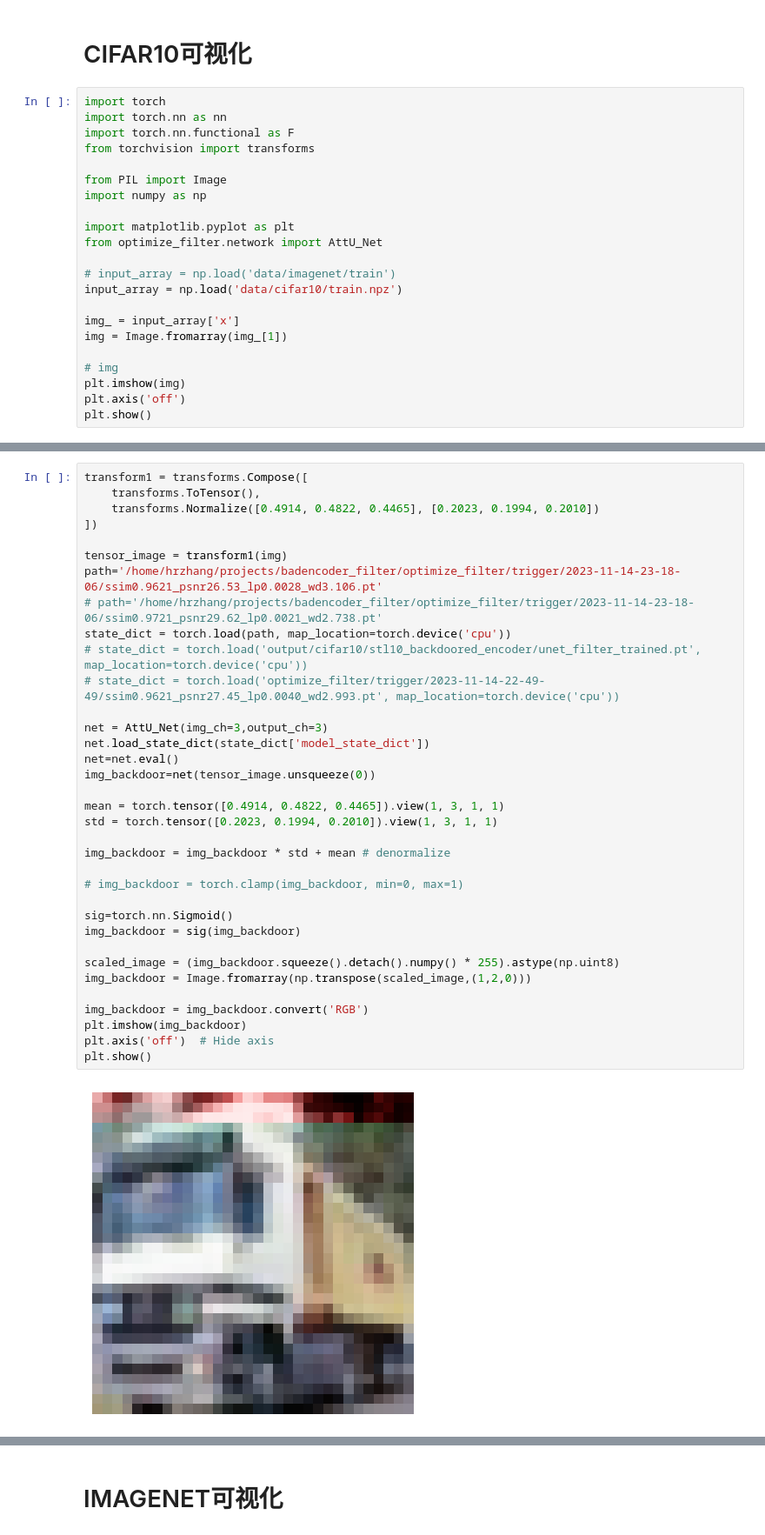
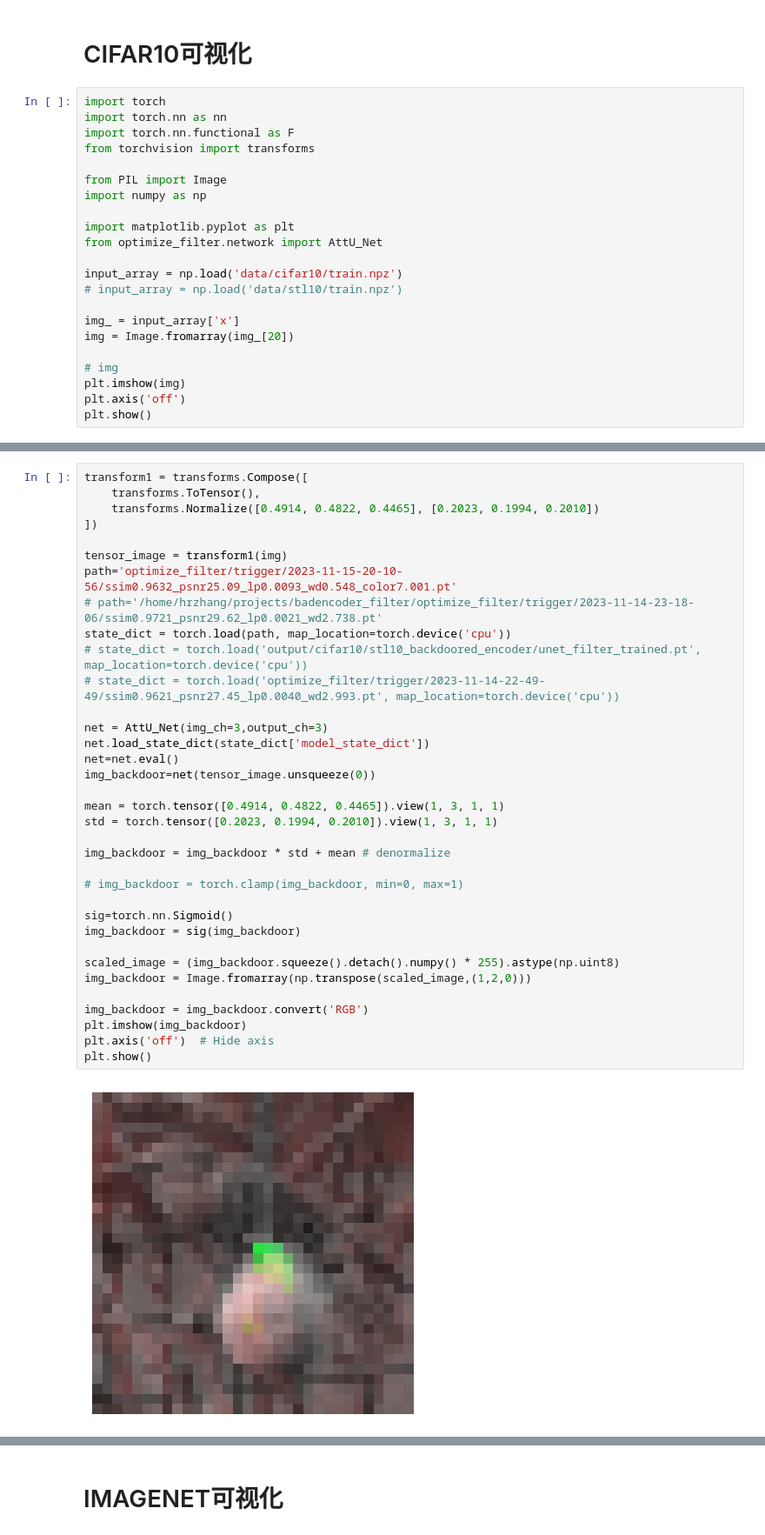
Before and after one commit to Zhang-Henry/badencoder_filter, a Jupyter notebook: example.ipynb, the cells around one changed output, grey strips where cells are left out. Shown at 87% size. Cells and saved outputs as stored; diff of their text form.

```diff
--- a/example.ipynb
+++ b/example.ipynb
@@ -287,11 +287,11 @@ import numpy as np
 import matplotlib.pyplot as plt
 from optimize_filter.network import AttU_Net
 
-# input_array = np.load('data/imagenet/train')
 input_array = np.load('data/cifar10/train.npz')
+# input_array = np.load('data/stl10/train.npz')
 
 img_ = input_array['x']
-img = Image.fromarray(img_[1])
+img = Image.fromarray(img_[20])
 
 # img
 plt.imshow(img)
@@ -306,33 +306,33 @@ transform1 = transforms.Compose([
 ])
 
 tensor_image = transform1(img)
-path='/home/hrzhang/projects/badencoder_filter/optimize_filter/trigger/2023-11-14-23-18-06/ssim0.9621_psnr26.53_lp0.0028_wd3.106.pt'
+path='optimize_filter/trigger/2023-11-15-20-10-56/ssim0.9632_psnr25.09_lp0.0093_wd0.548_color7.001.pt'
 # path='/home/hrzhang/projects/badencoder_filter/optimize_filter/trigger/2023-11-14-23-18-06/ssim0.9721_psnr29.62_lp0.0021_wd2.738.pt'
 state_dict = torch.load(path, map_location=torch.device('cpu'))
 # state_dict = torch.load('output/cifar10/stl10_backdoored_encoder/unet_filter_trained.pt', map_location=torch.device('cpu'))
 # state_dict = torch.load('optimize_filter/trigger/2023-11-14-22-49-49/ssim0.9621_psnr27.45_lp0.0040_wd2.993.pt', map_location=torch.device('cpu'))
 
 net = AttU_Net(img_ch=3,output_ch=3)
 net.load_state_dict(state_dict['model_state_dict'])
 net=net.eval()
 img_backdoor=net(tensor_image.unsqueeze(0))
 
 mean = torch.tensor([0.4914, 0.4822, 0.4465]).view(1, 3, 1, 1)
 std = torch.tensor([0.2023, 0.1994, 0.2010]).view(1, 3, 1, 1)
 
 img_backdoor = img_backdoor * std + mean # denormalize
 
 # img_backdoor = torch.clamp(img_backdoor, min=0, max=1)
 
 sig=torch.nn.Sigmoid()
 img_backdoor = sig(img_backdoor)
 
 scaled_image = (img_backdoor.squeeze().detach().numpy() * 255).astype(np.uint8)
 img_backdoor = Image.fromarray(np.transpose(scaled_image,(1,2,0)))
 
 img_backdoor = img_backdoor.convert('RGB')
 plt.imshow(img_backdoor)
 plt.axis('off')  # Hide axis
 plt.show()
 # %% [output]
-[figure, old version]
+[figure, new version]
```
Also changed, not shown: parts of 5 cells of this notebook, 6 other files.
